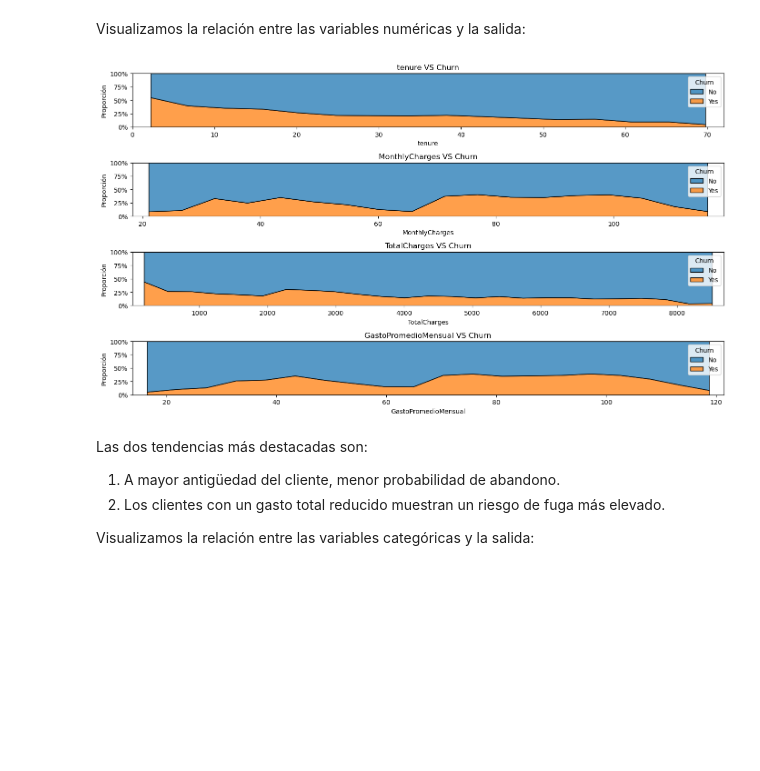
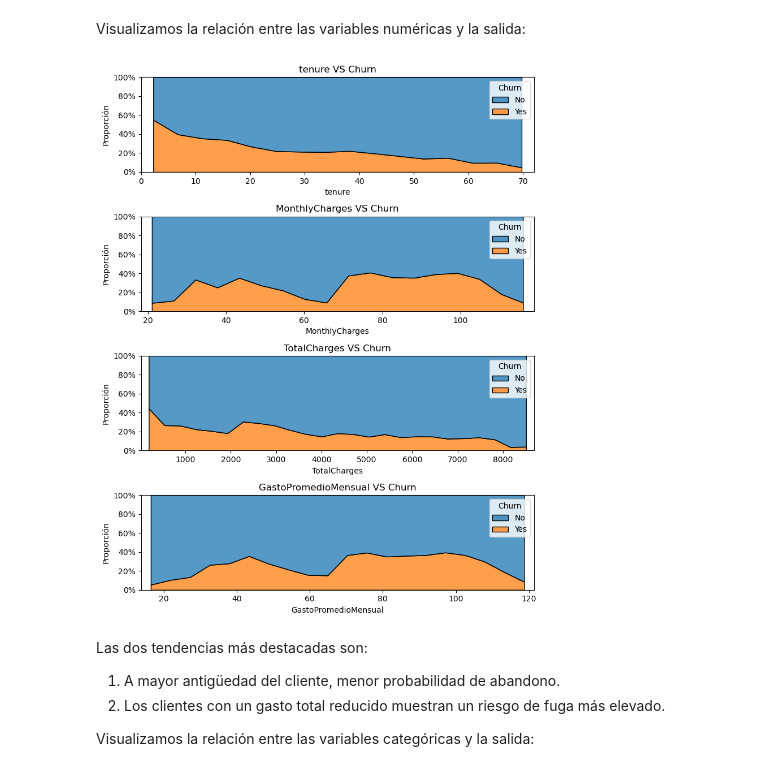
Before and after one commit to GOIH/MineriaDatos, a Jupyter notebook: analisis.ipynb, the cells around one changed output. Drawn from its saved outputs; the diff is of its cells as text; code cells hidden in the pictures; blank space fills up the shorter version.

```diff
--- a/analisis.ipynb
+++ b/analisis.ipynb
@@ -367,26 +367,26 @@ plt.show()
 # %% [markdown]
 Visualizamos la relación entre las variables numéricas y la salida:
 # %%
-fig, axes = plt.subplots(nrows=len(variables_numericas), ncols=1, figsize=(14, 8))
+fig, axes = plt.subplots(nrows=len(variables_numericas), ncols=1, figsize=(8, 10))
 
 for i in range(len(variables_numericas)):
     sns.histplot(
         data=generated_data,
         x=variables_numericas[i],
         hue=variableSalida,
         ax=axes[i],
         element='poly',
         stat='probability',
         multiple='fill'
     )
     axes[i].set_ylabel('Proporción')
     axes[i].set_title(f'{variables_numericas[i]} VS {variableSalida}')
     axes[i].yaxis.set_major_formatter(plt.FuncFormatter(lambda y, _: '{:.0%}'.format(y)))
 
 plt.tight_layout()
 plt.show()
 # %% [output]
-[figure, old version]
+[figure, new version]
 # %% [markdown]
 Las dos tendencias más destacadas son:
 
```
